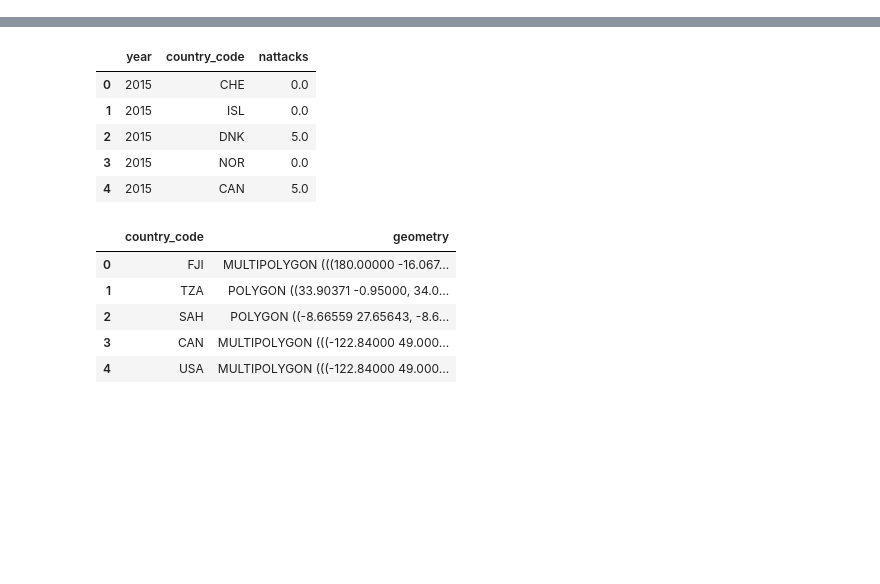
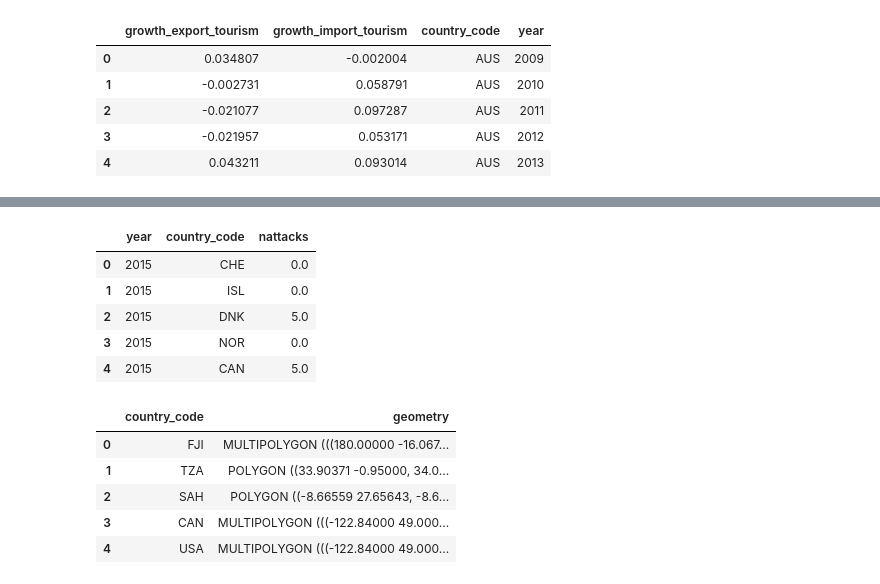
Before and after one commit to CharlesCoster/ada-project-terrorism-impact, a Jupyter notebook: part4.ipynb, the cells around one changed output, grey strips where cells are left out. Cells and saved outputs as stored; diff of their text form; code cells hidden in the pictures; blank space fills up the shorter version.

```diff
--- a/part4.ipynb
+++ b/part4.ipynb
@@ -4,0 +47,9 @@
+# %%
+tourism.head()
+# %% [output]
+|  | growth_export_tourism | growth_import_tourism | country_code | year |
+| 0 | 0.034807 | -0.002004 | AUS | 2009 |
+| 1 | -0.002731 | 0.058791 | AUS | 2010 |
+| 2 | -0.021077 | 0.097287 | AUS | 2011 |
+| 3 | -0.021957 | 0.053171 | AUS | 2012 |
+| 4 | 0.043211 | 0.093014 | AUS | 2013 |
```
Also changed, not shown: parts of 11 cells of this notebook.
